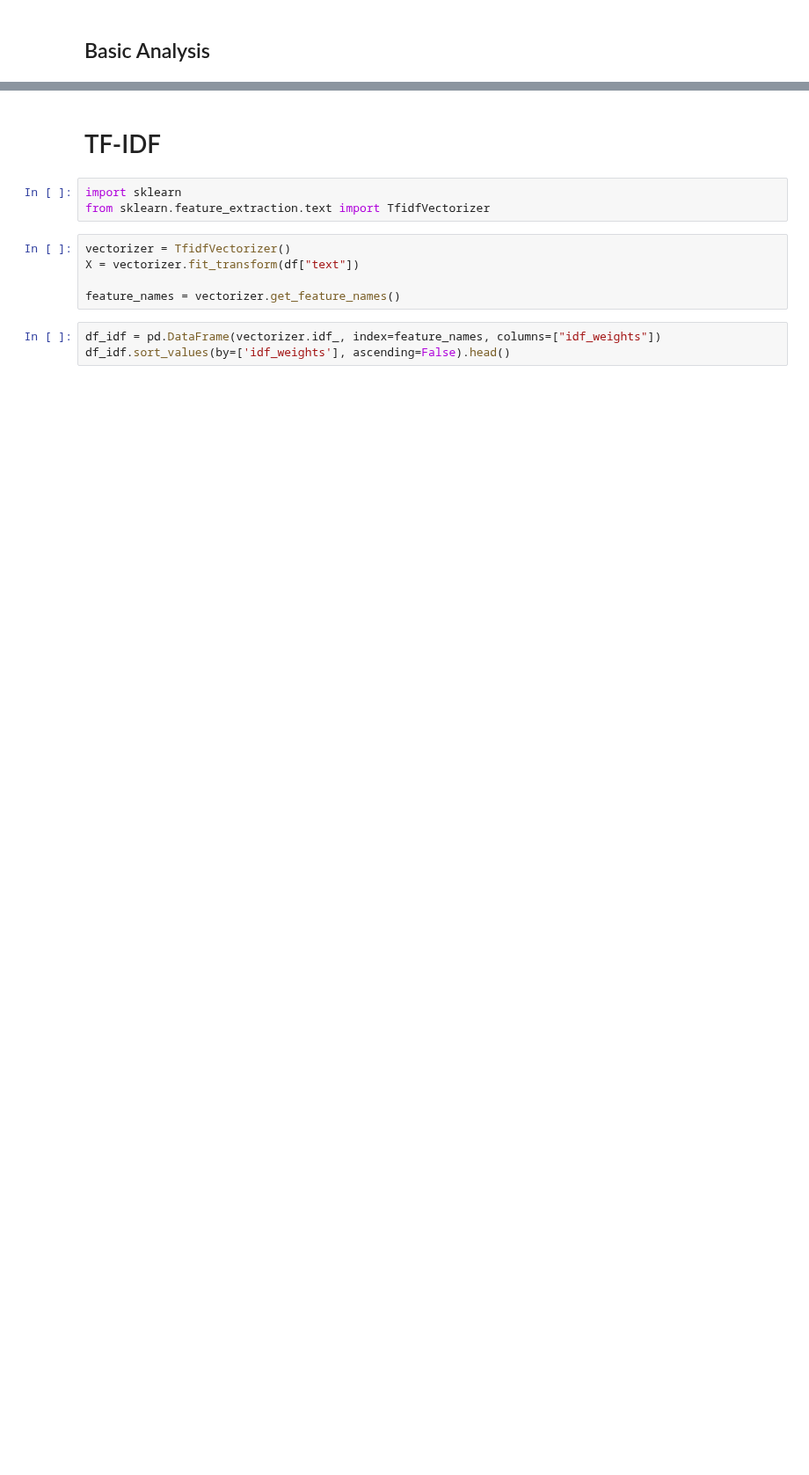
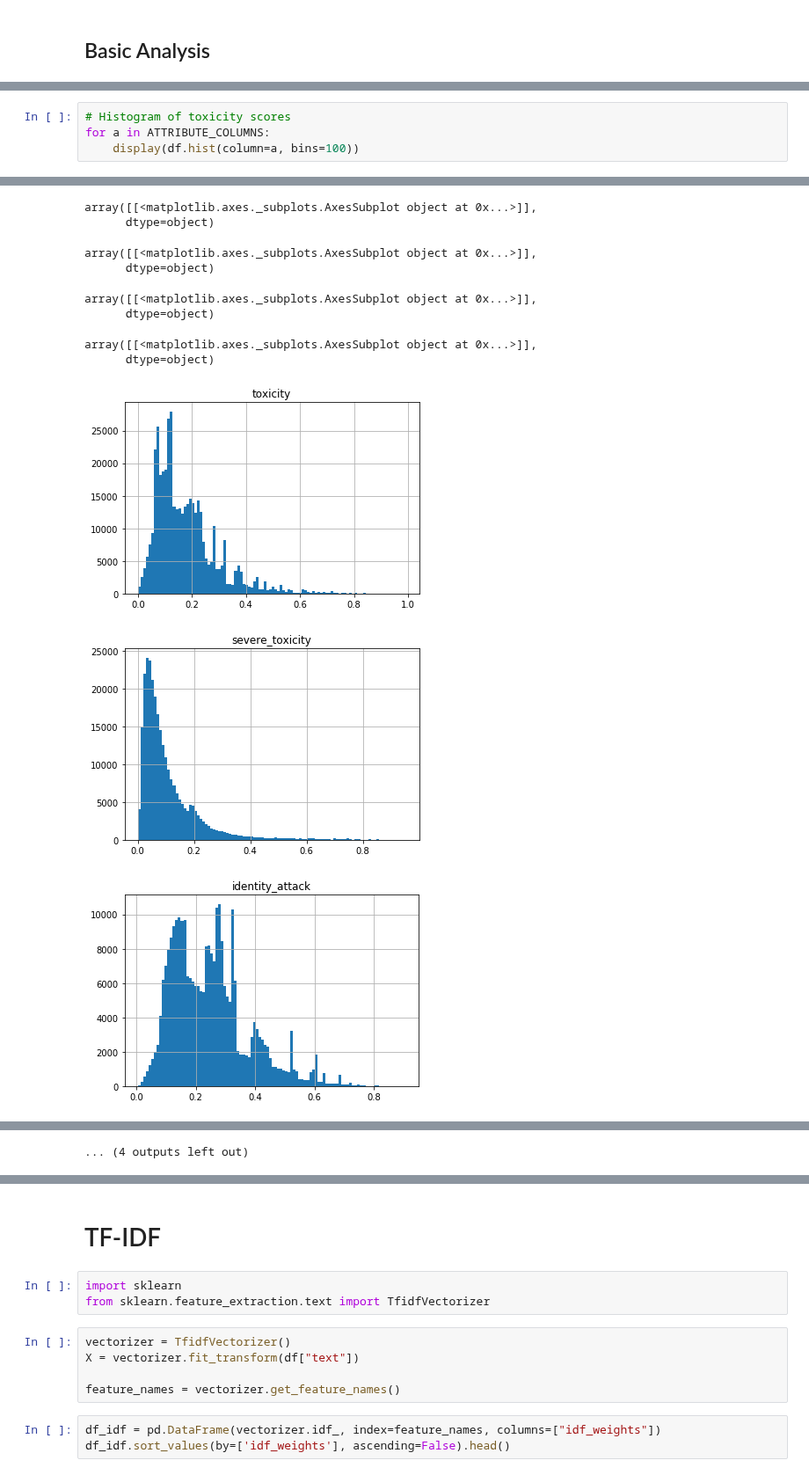
Before and after one commit to allenai/real-toxicity-prompts, a Jupyter notebook: perspective_api_statistics.ipynb, the cells around one changed output, grey strips where cells are left out. Shown at 88% size. Saved outputs shown, nothing was run; the diff lists cells and outputs as text; blank space fills up the shorter version.

```diff
--- a/perspective_api_statistics.ipynb
+++ b/perspective_api_statistics.ipynb
@@ -62,0 +67,5 @@ else:
+# %%
+# Histogram of toxicity scores
+for a in ATTRIBUTE_COLUMNS:
+    display(df.hist(column=a, bins=100))
+# %% [output]
@@ -62,0 +80,11 @@ else:
+array([[<matplotlib.axes._subplots.AxesSubplot object at 0x...>]],
+      dtype=object)
+array([[<matplotlib.axes._subplots.AxesSubplot object at 0x...>]],
+      dtype=object)
+array([[<matplotlib.axes._subplots.AxesSubplot object at 0x...>]],
+      dtype=object)
+array([[<matplotlib.axes._subplots.AxesSubplot object at 0x...>]],
+      dtype=object)
+[figure, added]
+[figure, added]
+[figure, added]
@@ -63,2 +92,3 @@ else:
+... (4 outputs left out)
 # %%
 # Data sorted by toxicity
```
Also changed, not shown: parts of 32 cells of this notebook, 3 other files.
